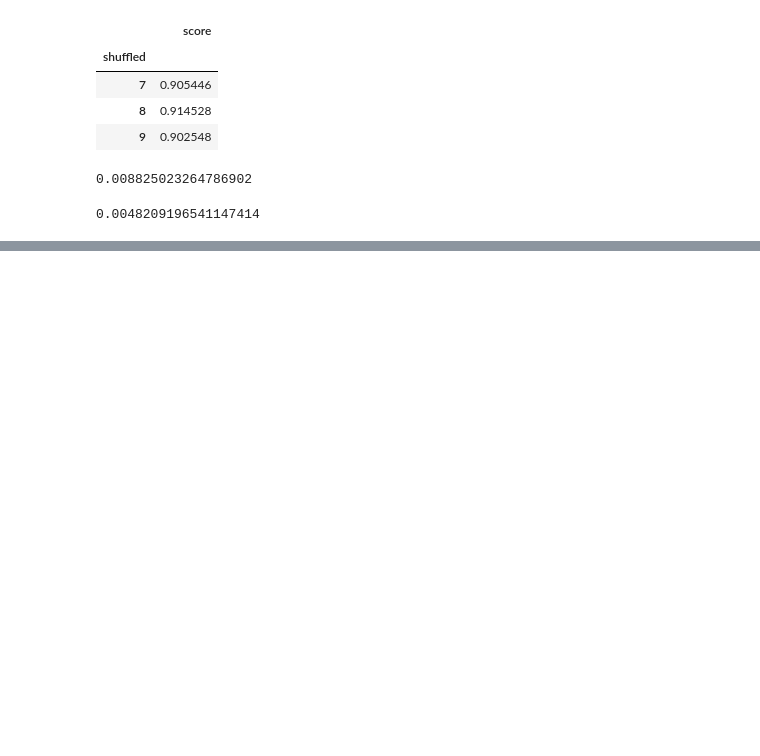
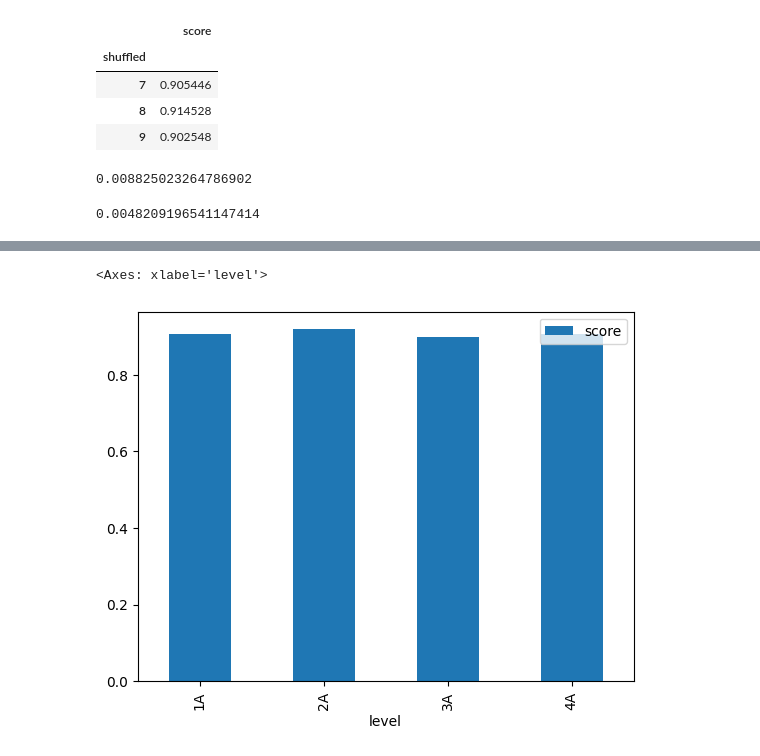
Before and after one commit to MattTokunaga/SMTDataChallenge2024, a Jupyter notebook: playground.ipynb, the cells around one changed output, grey strips where cells are left out. Drawn from its saved outputs; the diff is of its cells as text; code cells hidden in the pictures; blank space fills up the shorter version.

```diff
--- a/playground.ipynb
+++ b/playground.ipynb
@@ -367,0 +411,5 @@ PermHelpers.calc_TVD(t[["shuffled", "score"]].groupby("shuffled").mean(), t["sco
+# %%
+home_only_routes[["level", "score"]].groupby("level").mean().plot(kind = "bar")
+# %% [output]
+<Axes: xlabel='level'>
+[figure, added]
```
Also changed, not shown: parts of 11 cells of this notebook, 3 other files.
